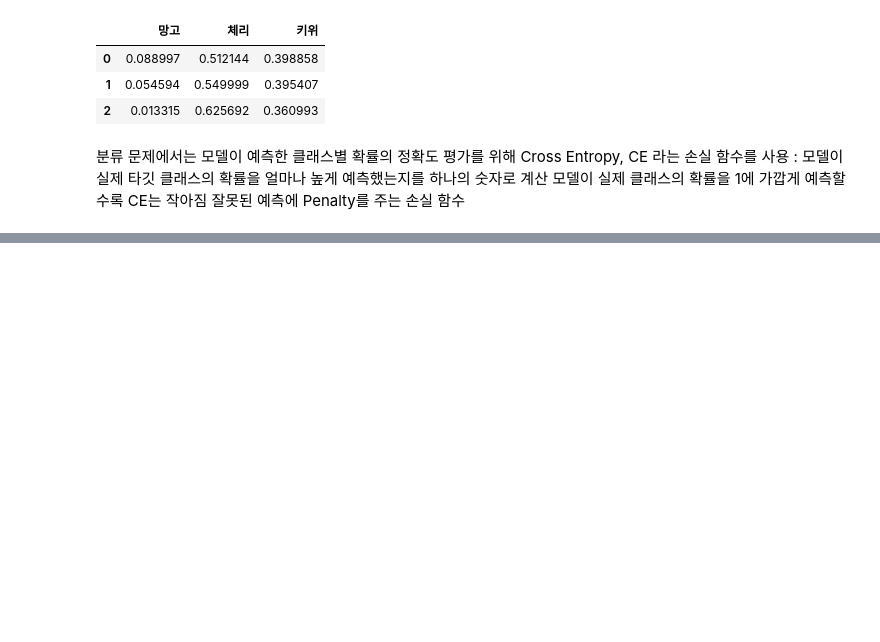
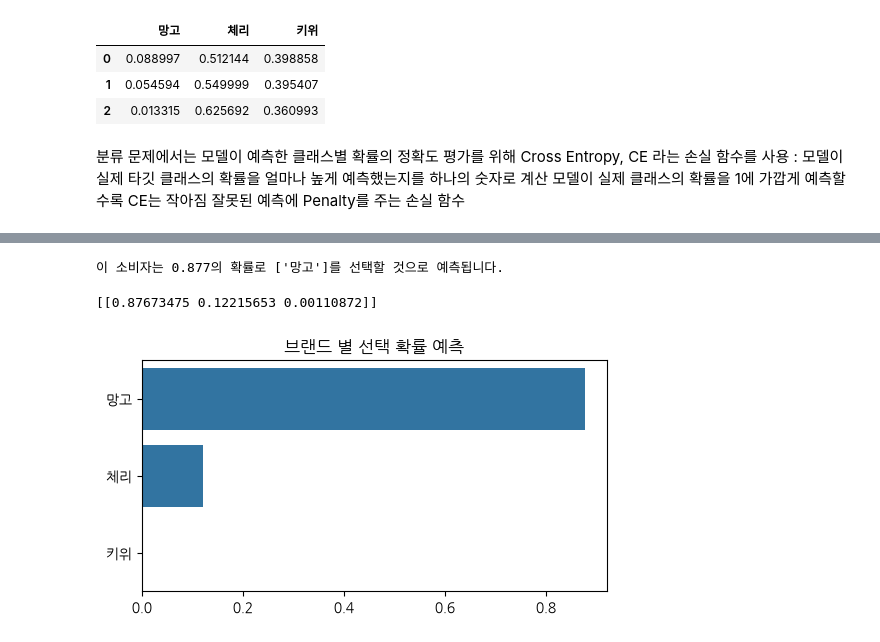
Before and after one commit to Aranica/BIOPYTHON_BOOK, a Jupyter notebook: 머신러닝과 딥러닝/Chapter_4.ipynb, the cells around one changed output, grey strips where cells are left out. Cells and saved outputs as stored; diff of their text form; code cells hidden in the pictures; blank space fills up the shorter version.

```diff
--- a/머신러닝과 딥러닝/Chapter_4.ipynb
+++ b/머신러닝과 딥러닝/Chapter_4.ipynb
@@ -126,0 +381,30 @@ Cross Entropy, CE
+# %%
+#[실습 04-17]
+# 학습된 모델을 사용해 기존 데이터에 없는 입력에 대한 브랜드 선택을 예측
+
+import warnings
+warnings.filterwarnings('ignore')
+
+x_new = [[25,550]]                              #고객 특성 변수 설정 (나이, 소득 순)
+probs = model.predict_proba(x_new)              #클래스 별 확률 예측
+pred_index = model.predict(x_new)               #확률이 가장 높은 클래스 인덱스
+pred_brand = le.inverse_transform(pred_index)   #역함수 : 인덱스 -> 클래스 이름
+
+print(f"이 소비자는 {np.max(probs):.3f}의 확률로 {pred_brand}를 선택할 것으로 예측됩니다.")
+# %% [output]
+이 소비자는 0.877의 확률로 ['망고']를 선택할 것으로 예측됩니다.
+# %%
+#[실습 04-18]
+
+print(probs)
+
+plt.figure(figsize=(6,3))
+sns.barplot(x=probs[0], y=class_labels)
+#prob[0]으로 2차원 배열, prob을 1차원 배열로 변경
+#prob = [[0.628, 0.019, 0.352]]
+#prob[0] = [0.628, 0.019, 0.352]
+plt.title("브랜드 별 선택 확률 예측")
+plt.show()
+# %% [output]
+[[0.87673475 0.12215653 0.00110872]]
+[figure, added]
```
Also changed, not shown: parts of 15 cells of this notebook, 2 other files.
